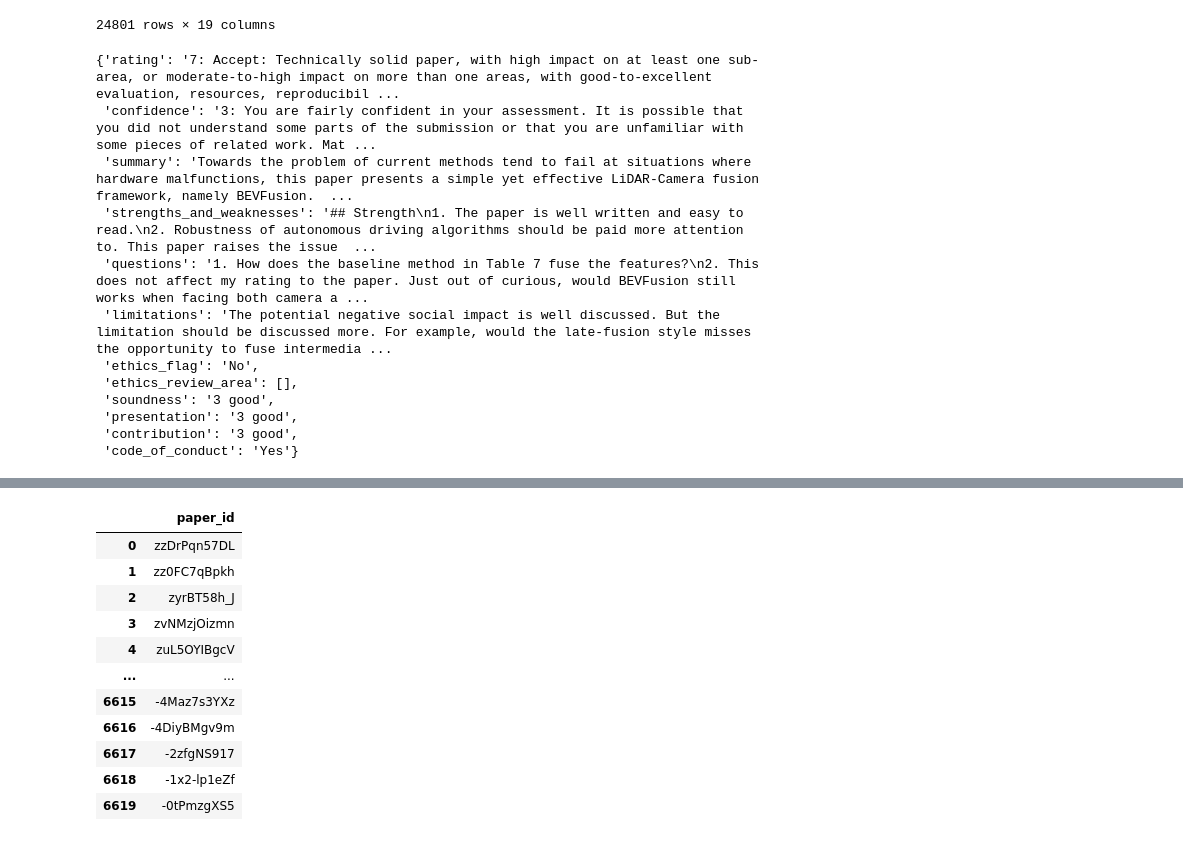
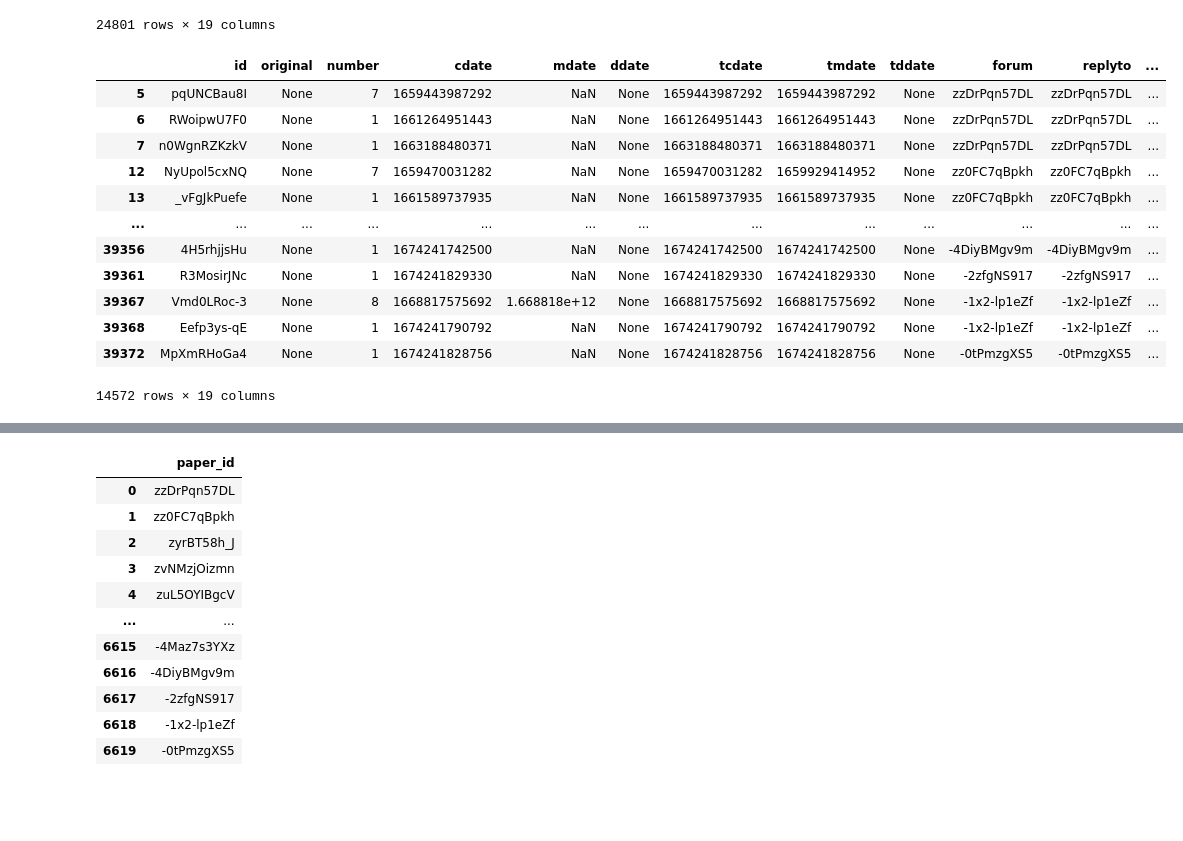
Before and after one commit to halilfarukkaragoz/data-literacy-group16, a Jupyter notebook: data/feature-calculation.ipynb, the cells around one changed output, grey strips where cells are left out. Saved outputs shown, nothing was run; the diff lists cells and outputs as text; code cells hidden in the pictures; blank space fills up the shorter version.

```diff
--- a/data/feature-calculation.ipynb
+++ b/data/feature-calculation.ipynb
@@ -53,18 +56,19 @@ review_df
 | 39370 | eveHfO7L3IV | None | 2 | 1666649632568 | NaN | None | 1666649632568 | 1669110135900 | None | -0tPmzgXS5 | -0tPmzgXS5 | ... |
 | 39371 | u4_v7_F4NWE | None | 3 | 1667242787303 | NaN | None | 1667242787303 | 1668672033429 | None | -0tPmzgXS5 | -0tPmzgXS5 | ... |
 24801 rows × 19 columns
-# %%
-review_df.iloc[0]['content']
-# %% [output]
-{'rating': '7: Accept: Technically solid paper, with high impact on at least one sub-area, or moderate-to-high impact on more than one areas, with good-to-excellent evaluation, resources, reproducibil ...
- 'confidence': '3: You are fairly confident in your assessment. It is possible that you did not understand some parts of the submission or that you are unfamiliar with some pieces of related work. Mat ...
- 'summary': 'Towards the problem of current methods tend to fail at situations where hardware malfunctions, this paper presents a simple yet effective LiDAR-Camera fusion framework, namely BEVFusion.  ...
- 'strengths_and_weaknesses': '## Strength\n1. The paper is well written and easy to read.\n2. Robustness of autonomous driving algorithms should be paid more attention to. This paper raises the issue  ...
- 'questions': '1. How does the baseline method in Table 7 fuse the features?\n2. This does not affect my rating to the paper. Just out of curious, would BEVFusion still works when facing both camera a ...
- 'limitations': 'The potential negative social impact is well discussed. But the limitation should be discussed more. For example, would the late-fusion style misses the opportunity to fuse intermedia ...
- 'ethics_flag': 'No',
- 'ethics_review_area': [],
- 'soundness': '3 good',
- 'presentation': '3 good',
- 'contribution': '3 good',
- 'code_of_conduct': 'Yes'}
+# %%
+other_replies_df
+# %% [output]
+|  | id | original | number | cdate | mdate | ddate | tcdate | tmdate | tddate | forum | replyto | ... |
+| 5 | pqUNCBau8I | None | 7 | 1659443987292 | NaN | None | 1659443987292 | 1659443987292 | None | zzDrPqn57DL | zzDrPqn57DL | ... |
+| 6 | RWoipwU7F0 | None | 1 | 1661264951443 | NaN | None | 1661264951443 | 1661264951443 | None | zzDrPqn57DL | zzDrPqn57DL | ... |
+| 7 | n0WgnRZKzkV | None | 1 | 1663188480371 | NaN | None | 1663188480371 | 1663188480371 | None | zzDrPqn57DL | zzDrPqn57DL | ... |
+| 12 | NyUpol5cxNQ | None | 7 | 1659470031282 | NaN | None | 1659470031282 | 1659929414952 | None | zz0FC7qBpkh | zz0FC7qBpkh | ... |
+| 13 | _vFgJkPuefe | None | 1 | 1661589737935 | NaN | None | 1661589737935 | 1661589737935 | None | zz0FC7qBpkh | zz0FC7qBpkh | ... |
+| ... | ... | ... | ... | ... | ... | ... | ... | ... | ... | ... | ... | ... |
+| 39356 | 4H5rhjjsHu | None | 1 | 1674241742500 | NaN | None | 1674241742500 | 1674241742500 | None | -4DiyBMgv9m | -4DiyBMgv9m | ... |
+| 39361 | R3MosirJNc | None | 1 | 1674241829330 | NaN | None | 1674241829330 | 1674241829330 | None | -2zfgNS917 | -2zfgNS917 | ... |
+| 39367 | Vmd0LRoc-3 | None | 8 | 1668817575692 | 1.668818e+12 | None | 1668817575692 | 1668817575692 | None | -1x2-lp1eZf | -1x2-lp1eZf | ... |
+| 39368 | Eefp3ys-qE | None | 1 | 1674241790792 | NaN | None | 1674241790792 | 1674241790792 | None | -1x2-lp1eZf | -1x2-lp1eZf | ... |
+| 39372 | MpXmRHoGa4 | None | 1 | 1674241828756 | NaN | None | 1674241828756 | 1674241828756 | None | -0tPmzgXS5 | -0tPmzgXS5 | ... |
+14572 rows × 19 columns
```
Also changed, not shown: parts of 8 cells of this notebook, 2 other files.
